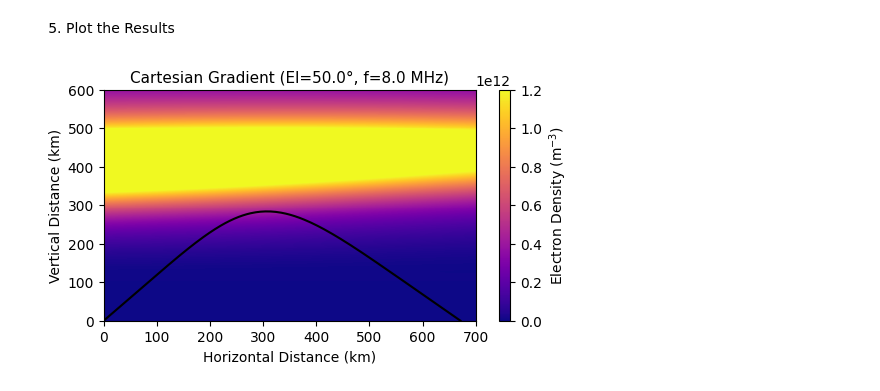
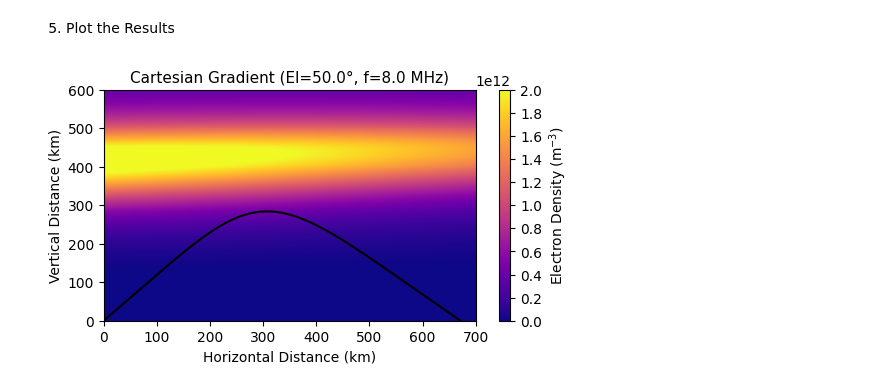
Before and after one commit to victoriyaforsythe/PyRayHF, a Jupyter notebook: docs/tutorials/Example_PyRayHF_Cartesian_Gradient_PyIRI.ipynb, the cells around one changed output. Cells and saved outputs as stored; diff of their text form; code cells hidden in the pictures.

```diff
--- a/docs/tutorials/Example_PyRayHF_Cartesian_Gradient_PyIRI.ipynb
+++ b/docs/tutorials/Example_PyRayHF_Cartesian_Gradient_PyIRI.ipynb
@@ -87,35 +87,35 @@ ax_plot.set_xlim(0, 700)
 ax_plot.set_ylim(0, 600)
 ax_plot.set_facecolor("lightgray")
 ax_plot.set_ylabel('Vertical Distance (km)')
 ax_plot.set_xlabel('Horizontal Distance (km)')
 vmin = 0
-vmax = 1.2e12
+vmax = 2e12
 color_ticks = np.arange(vmin, vmax + 2e11, 2e11)
 Xg, Zg = np.meshgrid(x_grid, z_grid)
 pc = ax_plot.pcolormesh(Xg, Zg, den, shading='auto',
                         cmap='plasma', vmin=vmin, vmax=vmax)
 ax_plot.plot(result['x'], result['z'], c='black')
 ax_plot.set_title(f"Cartesian Gradient (El={elevation_deg:.1f}°, f={f0_Hz/1e6} MHz)", fontsize=11)
 plt.colorbar(pc, label='Electron Density (m$^{-3}$)', ax=ax_plot,
              ticks=color_ticks)
 plt.savefig('../figures/Cartesian_Gradient_PyIRI.png', dpi=300, bbox_inches='tight', facecolor='white')
 plt.show()
 
 # Print diagnostics
 print('--------------------------------------------------')
 print('Gradient-based raytracing in a medium with gradient:')
 print('--------------------------------------------------')
 print('Group Path (km): ', result['group_path_km'])
 print('Group delay (sec): ', result['group_delay_sec'])
 print('Ground_ Range (km): ', result['ground_range_km'])
 print('x midpoint (km): ', result['x_midpoint'])
 print('z midpoint (km): ', result['z_midpoint'])
 
 print('--------------------------------------------------')
 print('Elapsed time (sec): ', elapsed_time)
 print('--------------------------------------------------')
 # %% [output]
-[figure, old version]
+[figure, new version]
 --------------------------------------------------
 Gradient-based raytracing in a medium with gradient:
 --------------------------------------------------
```
Also changed, not shown: parts of 1 cell of this notebook, 2 other files.
